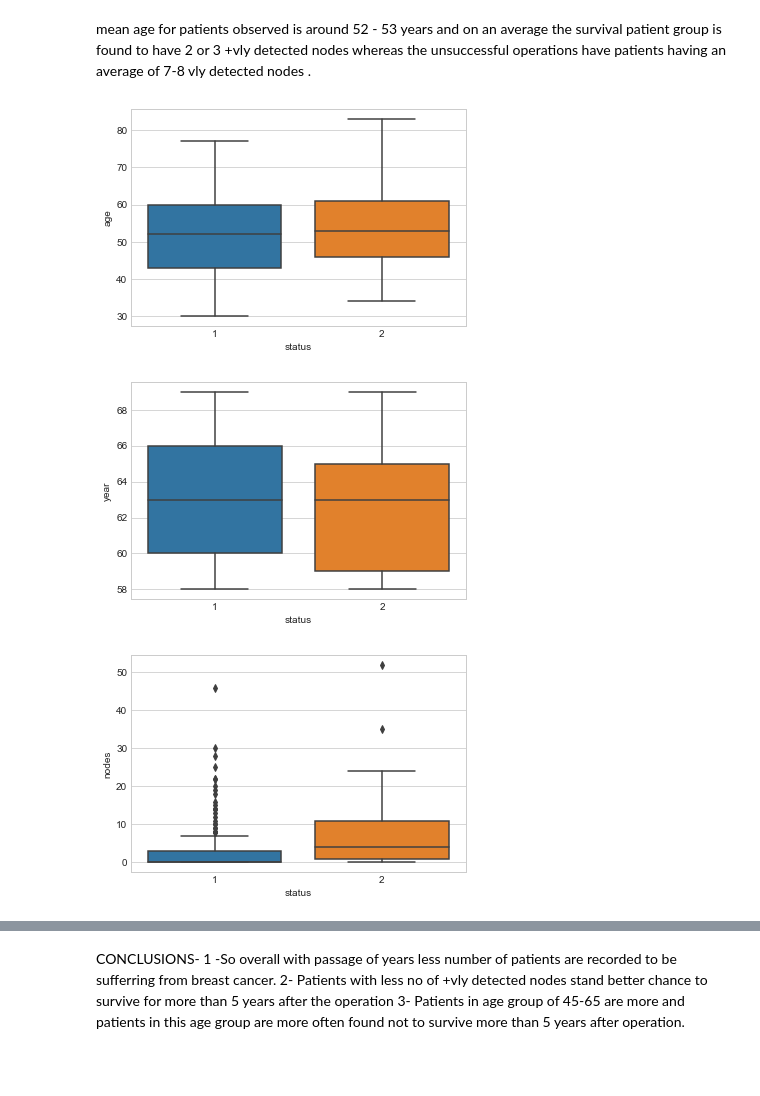
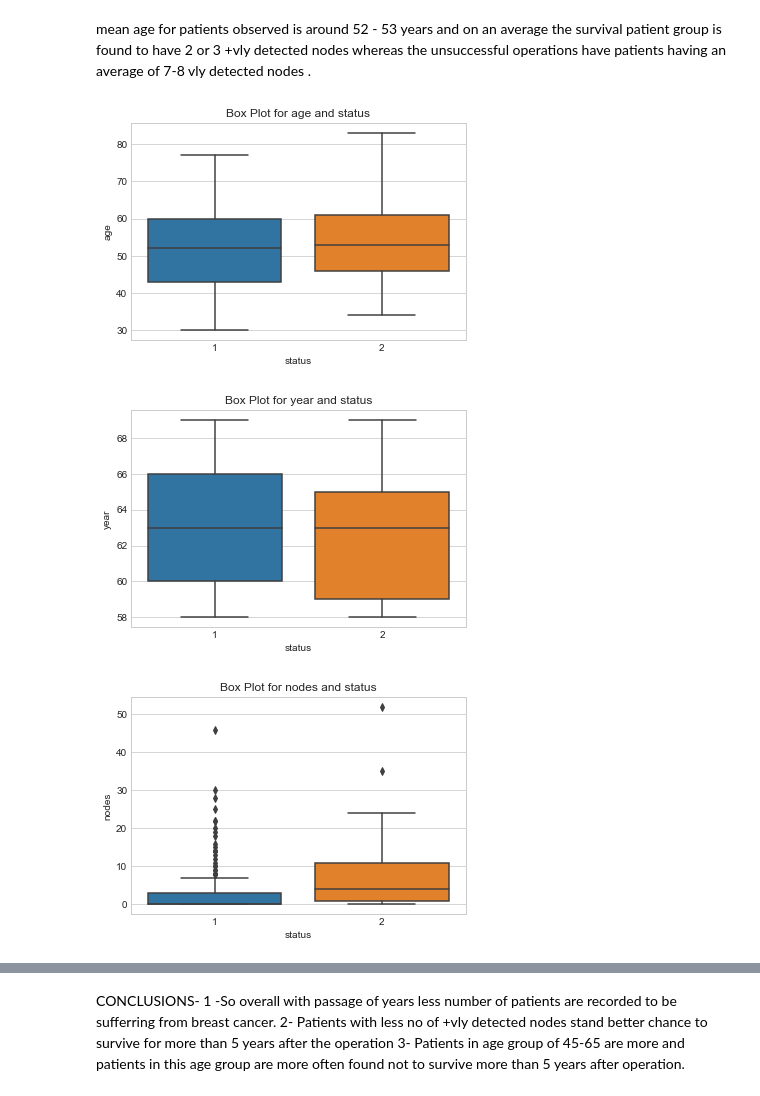
Before and after one commit to prakhar19sharma/EDA-on-haberman-dataset, a Jupyter notebook: Exploratory data analysis on HaberMan Dataset.ipynb, the cells around one changed output, grey strips where cells are left out. Drawn from its saved outputs; the diff is of its cells as text; code cells hidden in the pictures; blank space fills up the shorter version.

```diff
--- a/Exploratory data analysis on HaberMan Dataset.ipynb
+++ b/Exploratory data analysis on HaberMan Dataset.ipynb
@@ -458,14 +467,17 @@ mean age  for patients observed is around 52 - 53 years and on an average the su
 # %%
 
 sns.boxplot(x='status',y='age', data=df)
+mat.title("Box Plot for age and status")
 mat.show()
 sns.boxplot(x='status',y='year', data=df)
+mat.title("Box Plot for year and status")
 mat.show()
 sns.boxplot(x='status',y='nodes', data=df)
+mat.title("Box Plot for nodes and status")
 mat.show()
 # %% [output]
-[figure, old version]
+[figure, new version]
-[figure, old version]
+[figure, new version]
-[figure, old version]
+[figure, new version]
 # %%
 sns.violinplot(x='status',y='age', data=df)
```
Also changed, not shown: parts of 4 cells of this notebook, 1 other file.
